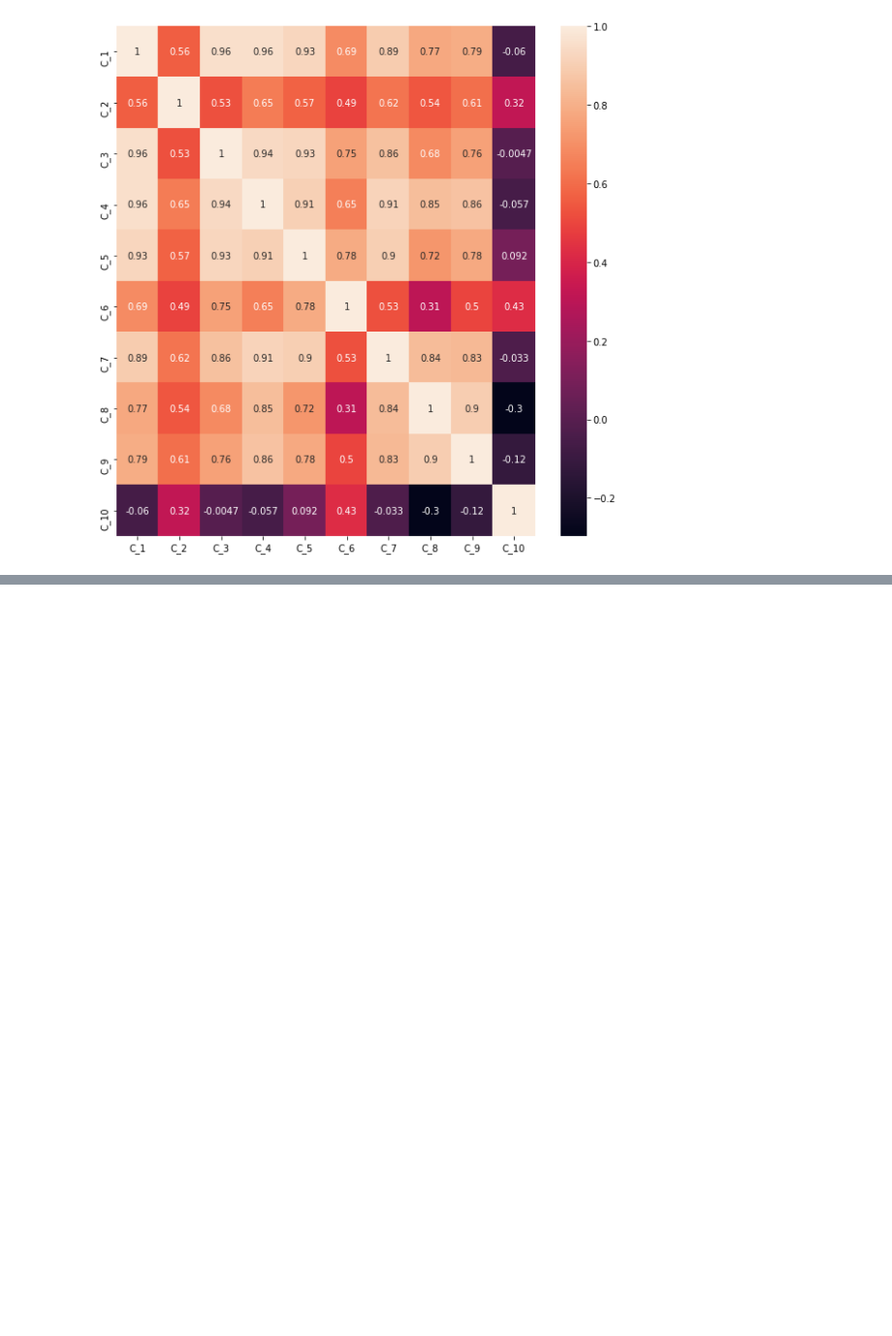
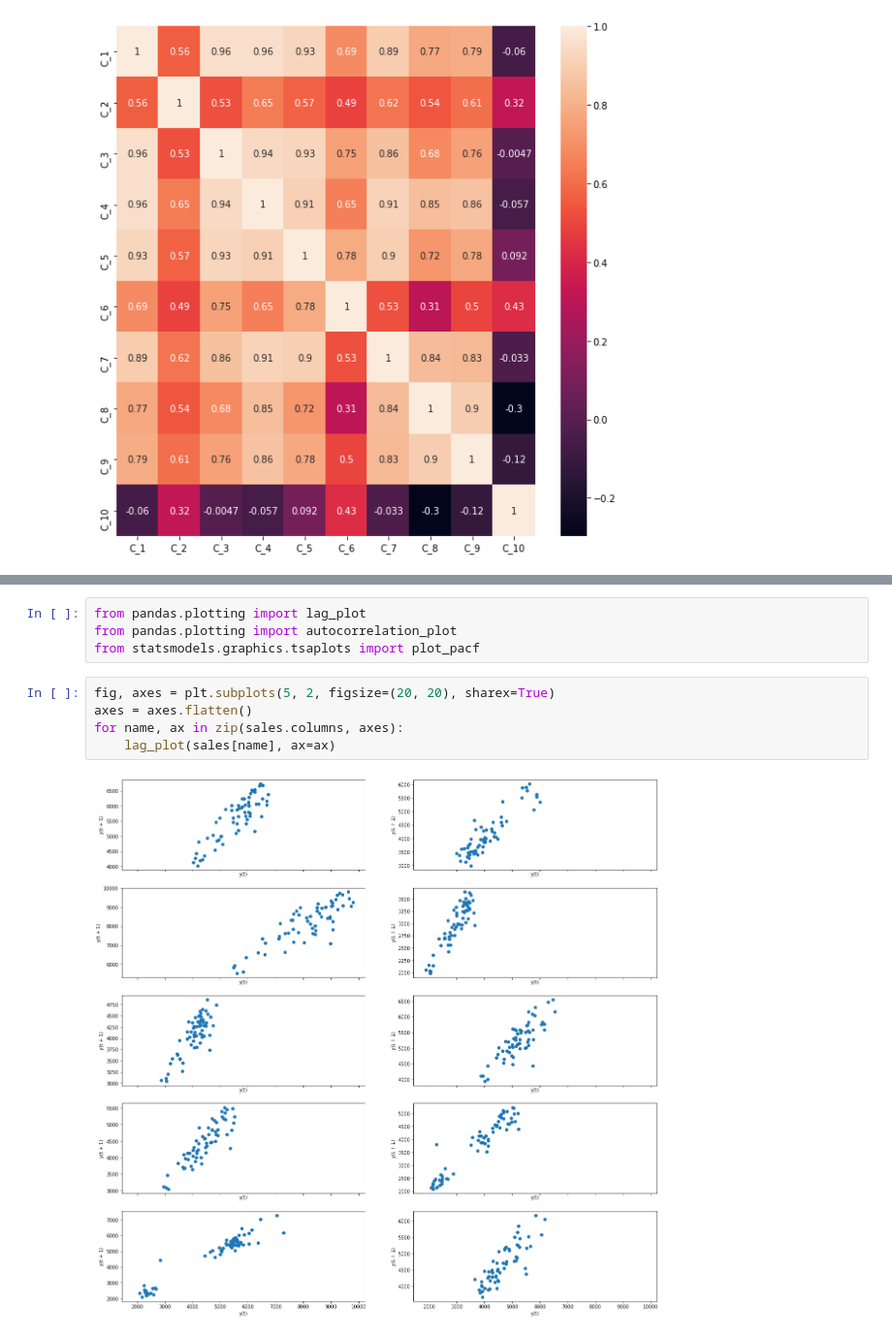
Before and after one commit to Mounji-Salma/Forecasting_App, a Jupyter notebook: data exploration.ipynb, the cells around one changed output, grey strips where cells are left out. Shown at 97% size. Saved outputs shown, nothing was run; the diff lists cells and outputs as text; blank space fills up the shorter version.

Commit message:
add autocorrelation

```diff
--- a/data exploration.ipynb
+++ b/data exploration.ipynb
@@ -198,0 +186,11 @@ dtype: float64
+# %%
+from pandas.plotting import lag_plot
+from pandas.plotting import autocorrelation_plot
+from statsmodels.graphics.tsaplots import plot_pacf
+# %%
+fig, axes = plt.subplots(5, 2, figsize=(20, 20), sharex=True)
+axes = axes.flatten()
+for name, ax in zip(sales.columns, axes):
+    lag_plot(sales[name], ax=ax)
+# %% [output]
+[figure, added]
```
Also changed, not shown: parts of 3 cells of this notebook.
